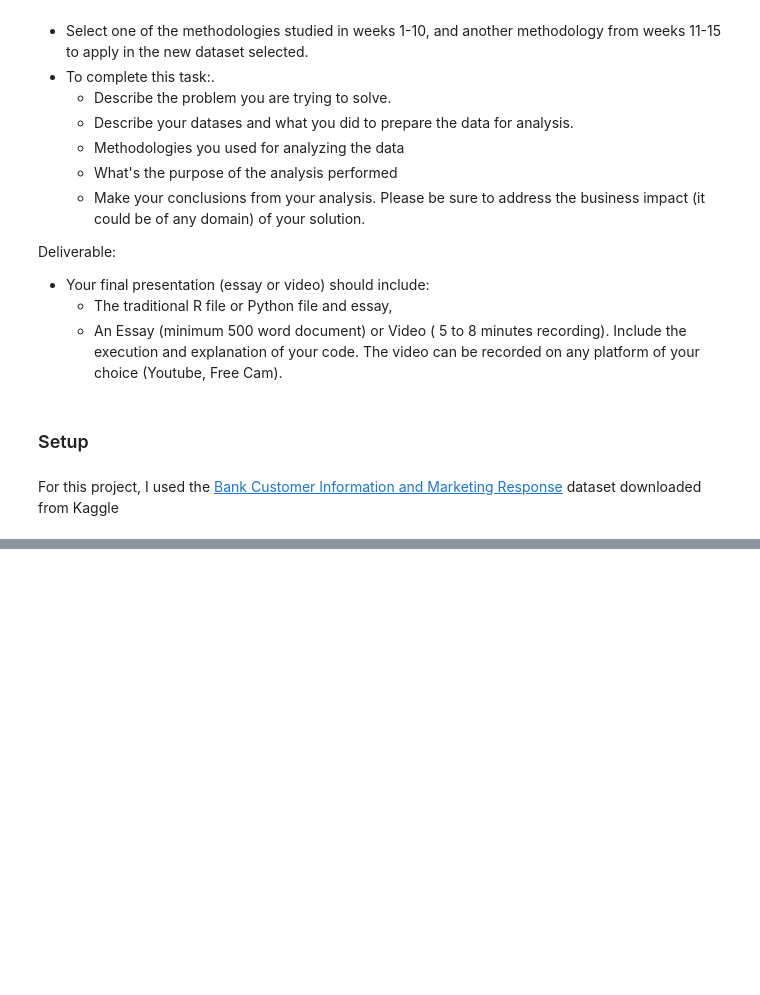
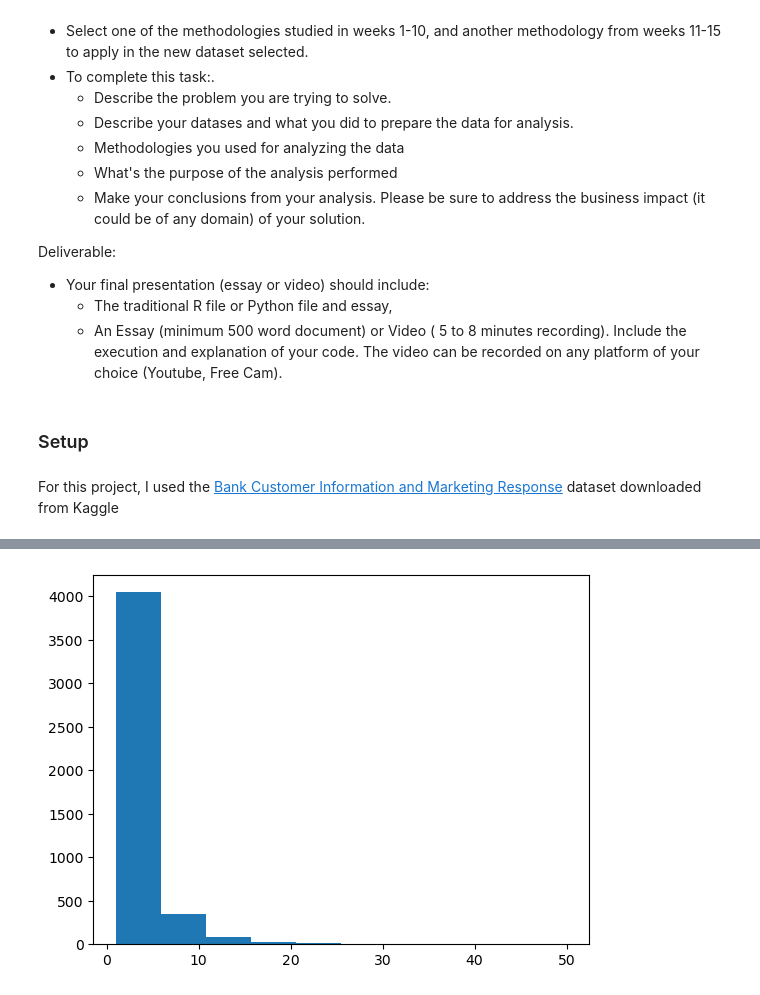
Before and after one commit to klmartin1998/spring2024-data622, a Jupyter notebook: assignments/assignment4/data622_final_project.ipynb, the cells around one changed output, grey strips where cells are left out. Drawn from its saved outputs; the diff is of its cells as text; code cells hidden in the pictures; blank space fills up the shorter version.

```diff
--- a/assignments/assignment4/data622_final_project.ipynb
+++ b/assignments/assignment4/data622_final_project.ipynb
@@ -25,2 +40,2 @@ import pandas as pd
 # %%
-pd.read_csv('bank.csv')
+responses_raw = pd.read_csv('bank.csv')
@@ -40,0 +71,5 @@ pd.read_csv('bank.csv')
+# %%
+plt.hist(responses_raw['campaign'], bins=10)
+plt.show()
+# %% [output]
+[figure, added]
```
Also changed, not shown: parts of 70 cells of this notebook.
